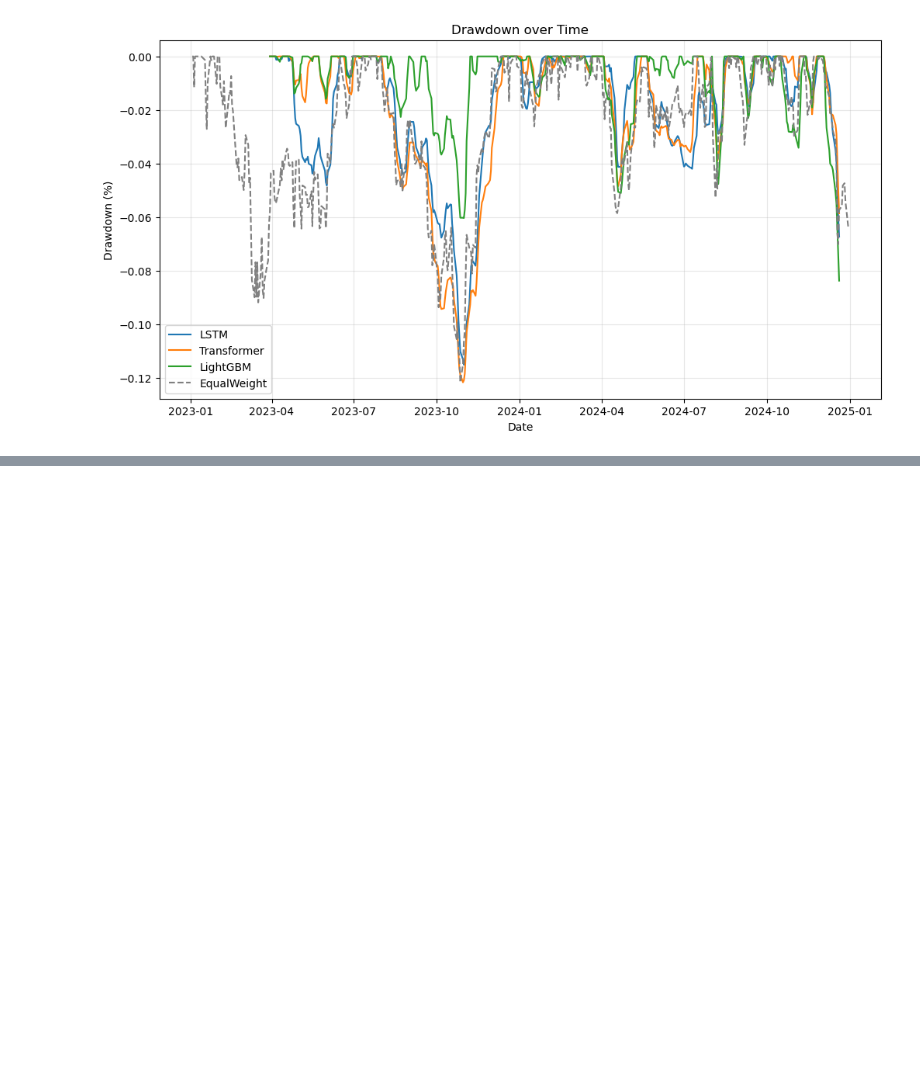
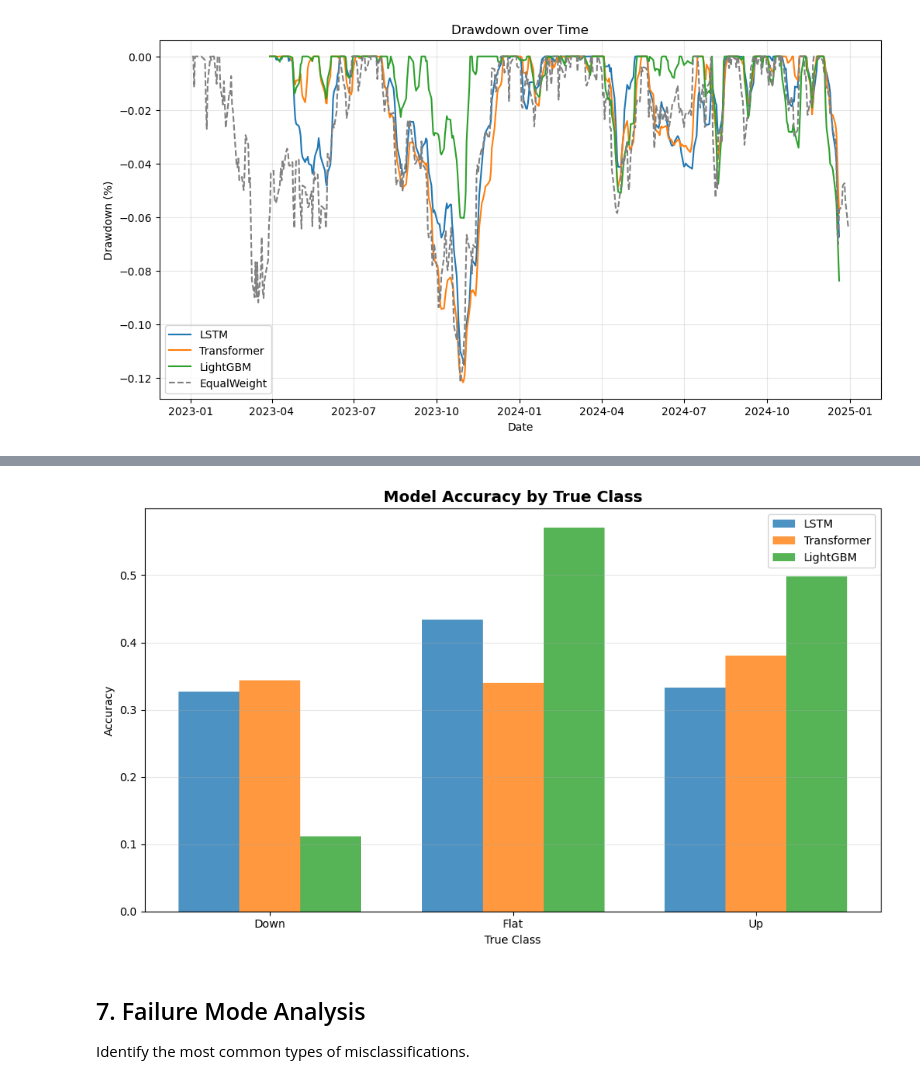
Before and after one commit to LyWangPX/umich-milestone2, a Jupyter notebook: model_test.ipynb, the cells around one changed output, grey strips where cells are left out. Cells and saved outputs as stored; diff of their text form; code cells hidden in the pictures; blank space fills up the shorter version.

```diff
--- a/model_test.ipynb
+++ b/model_test.ipynb
@@ -715,0 +1226,27 @@ plt.show()
+# %%
+# Visualize per-class accuracy
+fig, ax = plt.subplots(figsize=(10, 6))
+
+x = np.arange(len(class_labels))
+width = 0.25
+
+ax.bar(x - width, class_perf_df['LSTM'], width, label='LSTM', alpha=0.8)
+ax.bar(x, class_perf_df['Transformer'], width, label='Transformer', alpha=0.8)
+ax.bar(x + width, class_perf_df['LightGBM'], width, label='LightGBM', alpha=0.8)
+
+ax.set_xlabel('True Class')
+ax.set_ylabel('Accuracy')
+ax.set_title('Model Accuracy by True Class', fontsize=14, fontweight='bold')
+ax.set_xticks(x)
+ax.set_xticklabels(class_perf_df['Class'])
+ax.legend()
+ax.grid(True, alpha=0.3, axis='y')
+
+plt.tight_layout()
+plt.show()
+# %% [output]
+[figure, added]
+# %% [markdown]
+## 7. Failure Mode Analysis
+
+Identify the most common types of misclassifications.
```
Also changed, not shown: parts of 28 cells of this notebook.
